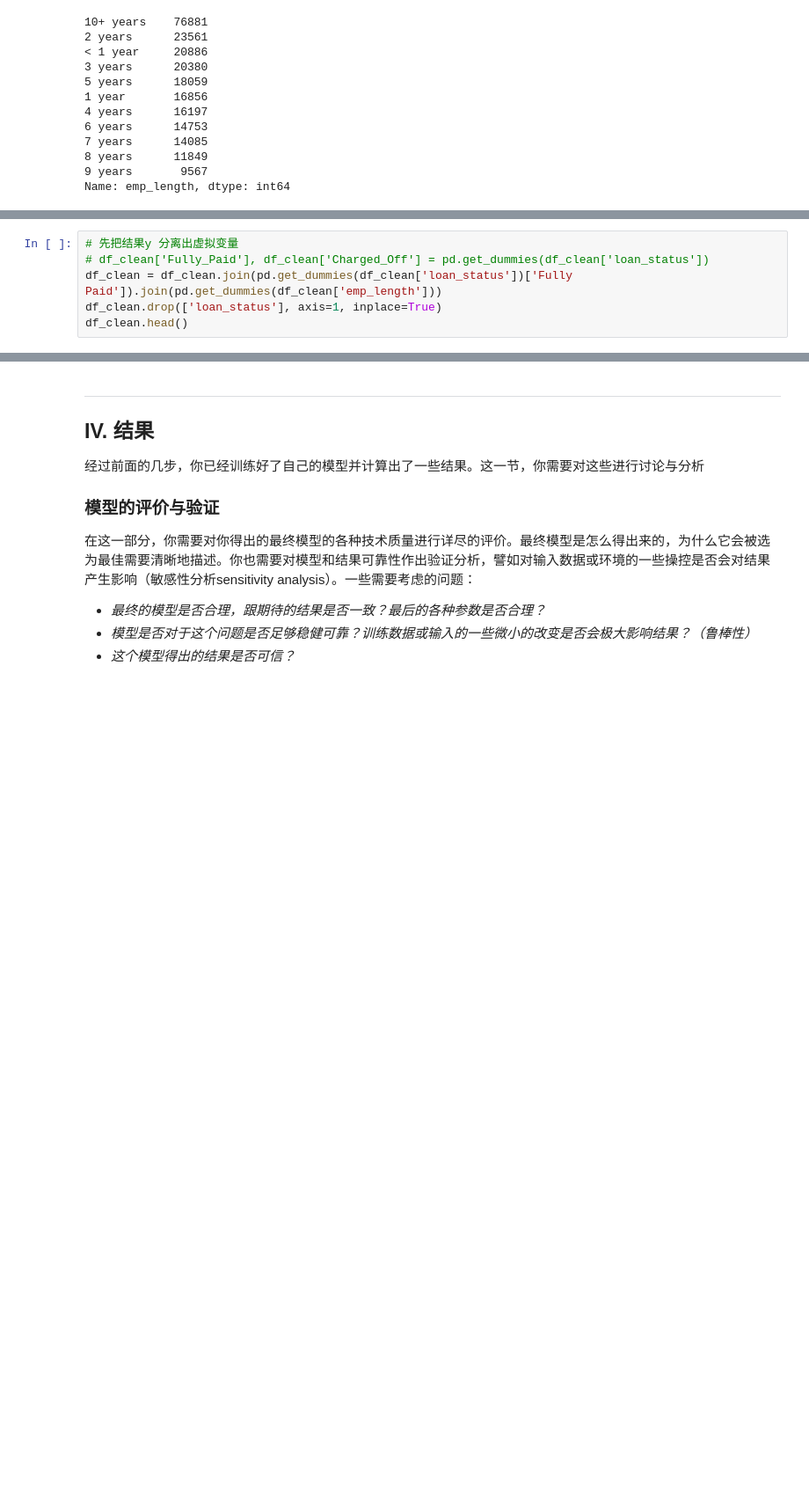
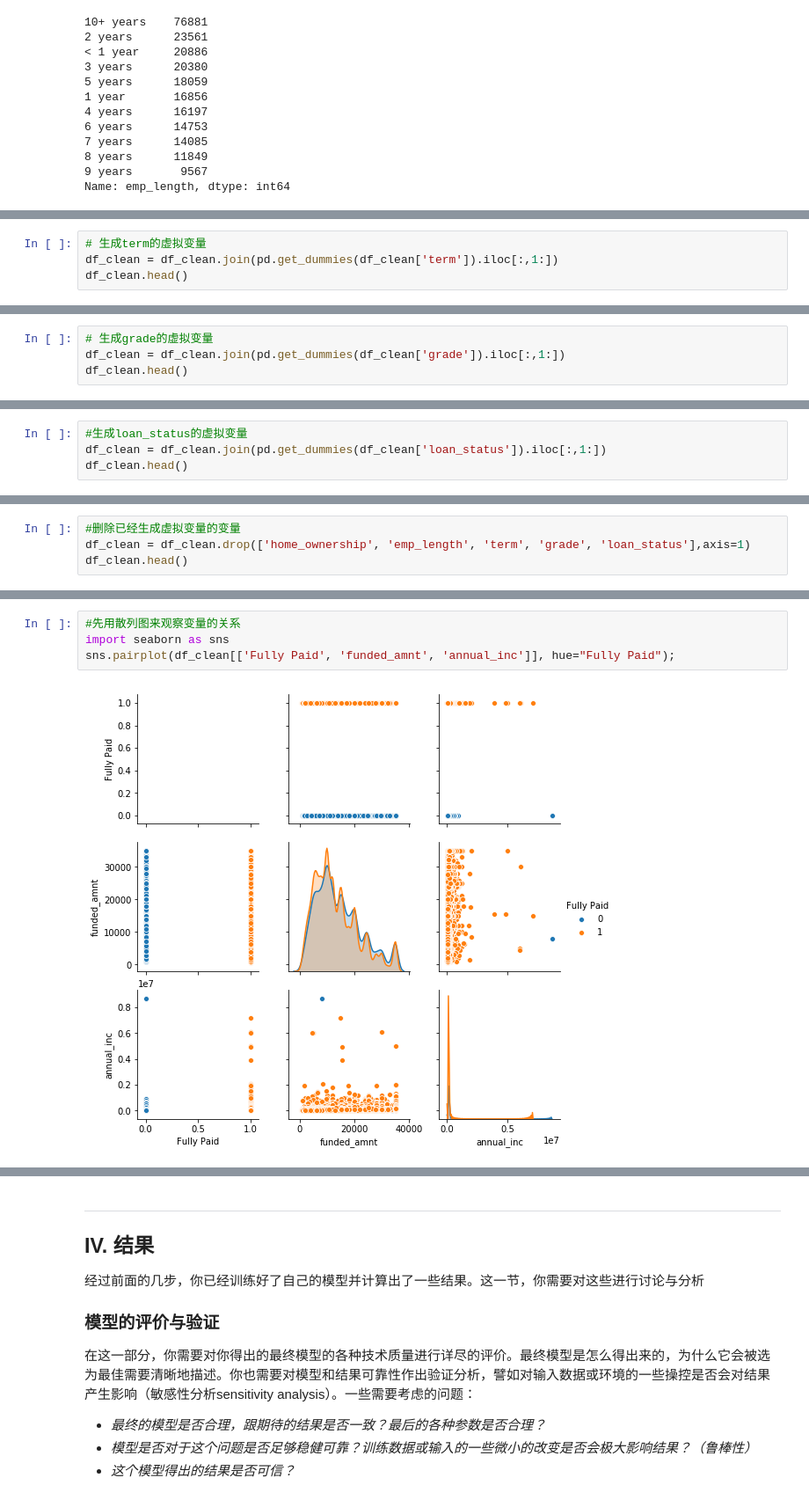
Before and after one commit to kimi987/PyAndML, a Jupyter notebook: src/毕业项目/AIPND Capstone Template.ipynb, the cells around one changed output, grey strips where cells are left out. Shown: that part at 88% size. Saved outputs shown, nothing was run; the diff lists cells and outputs as text; blank space fills up the shorter version.

```diff
--- a/src/毕业项目/AIPND Capstone Template.ipynb
+++ b/src/毕业项目/AIPND Capstone Template.ipynb
@@ -419,0 +483,4 @@ Name: emp_length, dtype: int64
+# %%
+# 生成term的虚拟变量
+df_clean = df_clean.join(pd.get_dummies(df_clean['term']).iloc[:,1:])
+df_clean.head()
@@ -419,0 +506,4 @@ Name: emp_length, dtype: int64
+# %%
+# 生成grade的虚拟变量
+df_clean = df_clean.join(pd.get_dummies(df_clean['grade']).iloc[:,1:])
+df_clean.head()
@@ -420,7 +524,5 @@ Name: emp_length, dtype: int64
 # %%
-# 先把结果y 分离出虚拟变量
-# df_clean['Fully_Paid'], df_clean['Charged_Off'] = pd.get_dummies(df_clean['loan_status'])
-df_clean = df_clean.join(pd.get_dummies(df_clean['loan_status'])['Fully Paid']).join(pd.get_dummies(df_clean['emp_length']))
-df_clean.drop(['loan_status'], axis=1, inplace=True)
+#生成loan_status的虚拟变量
+df_clean = df_clean.join(pd.get_dummies(df_clean['loan_status']).iloc[:,1:])
 df_clean.head()
 # %% [output]
@@ -436,0 +536,4 @@ df_clean.head()
+# %%
+#删除已经生成虚拟变量的变量
+df_clean = df_clean.drop(['home_ownership', 'emp_length', 'term', 'grade', 'loan_status'],axis=1)
+df_clean.head()
@@ -436,0 +547,6 @@ df_clean.head()
+# %%
+#先用散列图来观察变量的关系
+import seaborn as sns
+sns.pairplot(df_clean[['Fully Paid', 'funded_amnt', 'annual_inc']], hue="Fully Paid");
+# %% [output]
+[figure, added]
```
Also changed, not shown: parts of 19 cells of this notebook.
